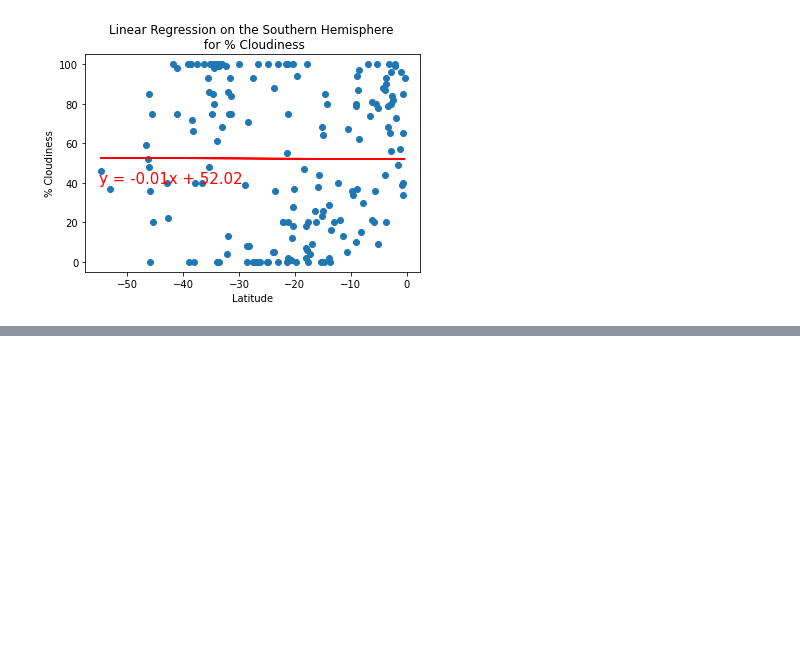
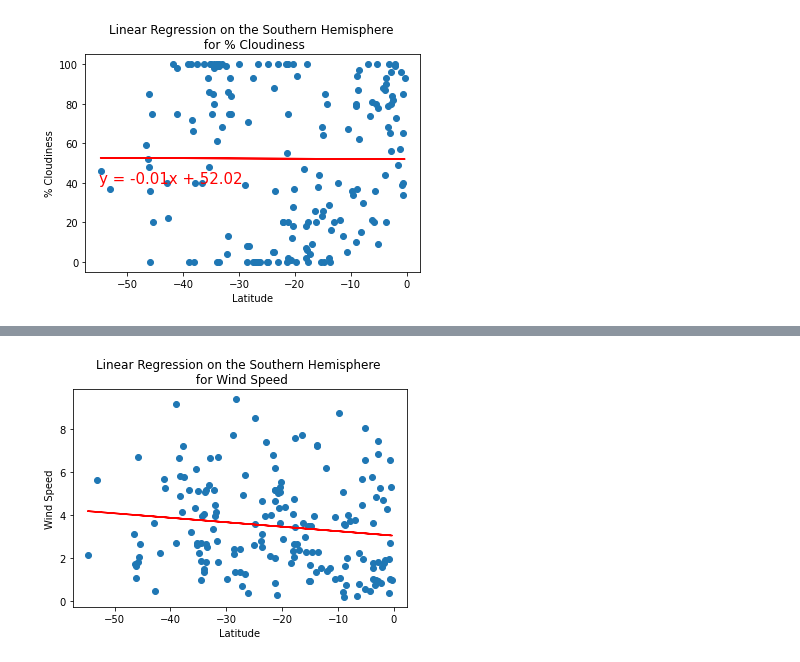
Before and after one commit to rachelc313/World_Weather_Analysis, a Jupyter notebook: WeatherPy.ipynb, the cells around one changed output, grey strips where cells are left out. Drawn from its saved outputs; the diff is of its cells as text; code cells hidden in the pictures; blank space fills up the shorter version.

```diff
--- a/WeatherPy.ipynb
+++ b/WeatherPy.ipynb
@@ -410,0 +420,9 @@ plot_linear_regression(x_values, y_values,
+# %%
+# Linear regression on the Southern Hemisphere
+x_values = southern_hemi_df["Lat"]
+y_values = southern_hemi_df["Wind Speed"]
+# Call the function.
+plot_linear_regression(x_values, y_values,
+                       'Linear Regression on the Southern Hemisphere \n for Wind Speed', 'Wind Speed',(-55,40))
+# %% [output]
+[figure, added]
```
Also changed, not shown: parts of 1 cell of this notebook.
